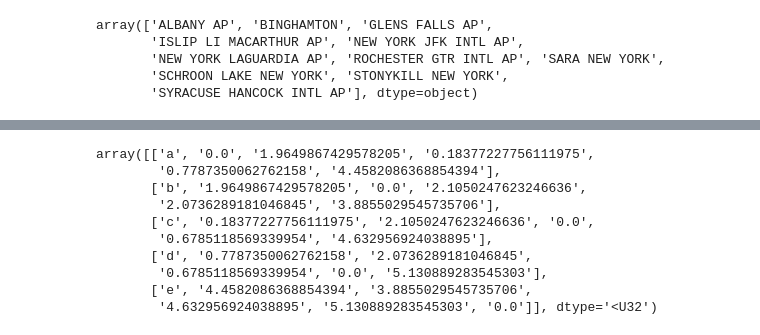
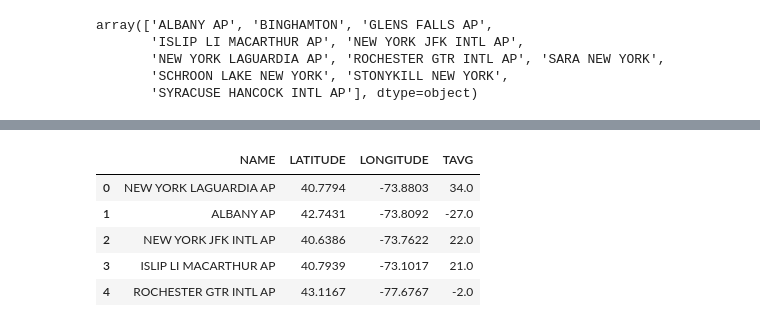
Before and after one commit to story645/team, a Jupyter notebook: paper/figcode/topology.ipynb, the cells around one changed output, grey strips where cells are left out. Saved outputs shown, nothing was run; the diff lists cells and outputs as text; code cells hidden in the pictures.

```diff
--- a/paper/figcode/topology.ipynb
+++ b/paper/figcode/topology.ipynb
@@ -52,7 +61,7 @@ ny = ny_all[ny_all['NAME'].isin(ip.ssubset)].copy().fillna(0)
 ny['DATES'] = pd.to_datetime(ny['DATE'])
 
 ny['TEMP (°F)'] = ny['TAVG'].apply(lambda x: f"{x:2.2f}")
-ny['PRCP (in.)'] = ny['PRCPI'].apply(lambda x: f"{x:1.4f}")
+ny['PRCP (in.)'] = ny['PRCPI'].apply(lambda x: f"{x:1.2f}")
 # %%
 ny['NAME'].unique()
 # %% [output]
@@ -102,13 +90,0 @@ pd.concat([sample, pd.DataFrame(dist_matrix, columns=sample['NAME'])], axis=1).t
-# %%
-np.hstack([np.atleast_2d(['a', 'b', 'c', 'd', 'e']).T, dist_matrix])
-# %% [output]
-array([['a', '0.0', '1.9649867429578205', '0.18377227756111975',
-        '0.7787350062762158', '4.4582086368854394'],
-       ['b', '1.9649867429578205', '0.0', '2.1050247623246636',
-        '2.0736289181046845', '3.8855029545735706'],
-       ['c', '0.18377227756111975', '2.1050247623246636', '0.0',
-        '0.6785118569339954', '4.632956924038895'],
-       ['d', '0.7787350062762158', '2.0736289181046845',
-        '0.6785118569339954', '0.0', '5.130889283545303'],
-       ['e', '4.4582086368854394', '3.8855029545735706',
-        '4.632956924038895', '5.130889283545303', '0.0']], dtype='<U32')
@@ -115 +93,10 @@ array([['a', '0.0', '1.9649867429578205', '0.18377227756111975',
+# %%
+all_fields[['NAME', 'LATITUDE', 'LONGITUDE', 'TAVG']]
+# %% [output]
+|  | NAME | LATITUDE | LONGITUDE | TAVG |
+| 0 | NEW YORK LAGUARDIA AP | 40.7794 | -73.8803 | 34.0 |
+| 1 | ALBANY AP | 42.7431 | -73.8092 | -27.0 |
+| 2 | NEW YORK JFK INTL AP | 40.6386 | -73.7622 | 22.0 |
+| 3 | ISLIP LI MACARTHUR AP | 40.7939 | -73.1017 | 21.0 |
+| 4 | ROCHESTER GTR INTL AP | 43.1167 | -77.6767 | -2.0 |
 # %%
```
Also changed, not shown: parts of 13 cells of this notebook, 3 other files.
